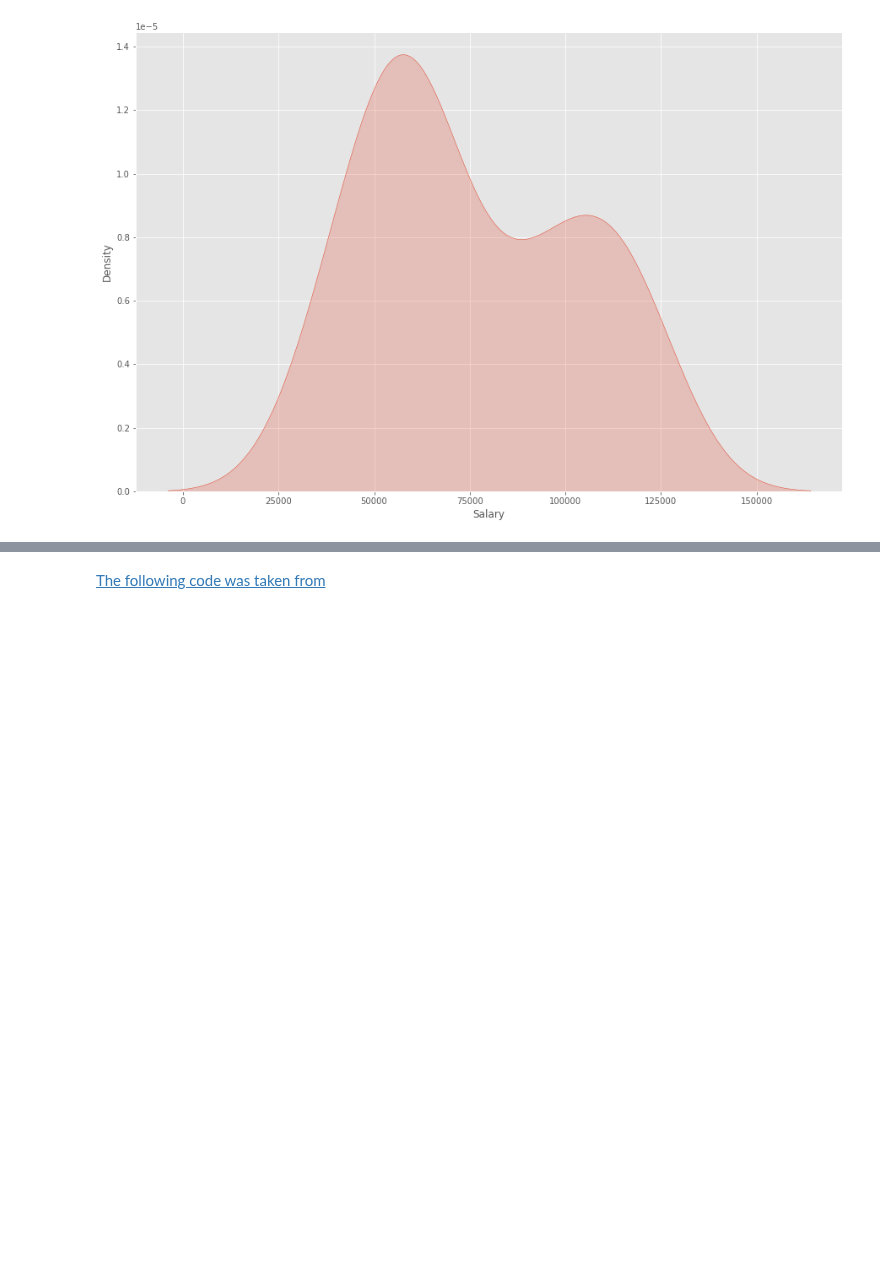
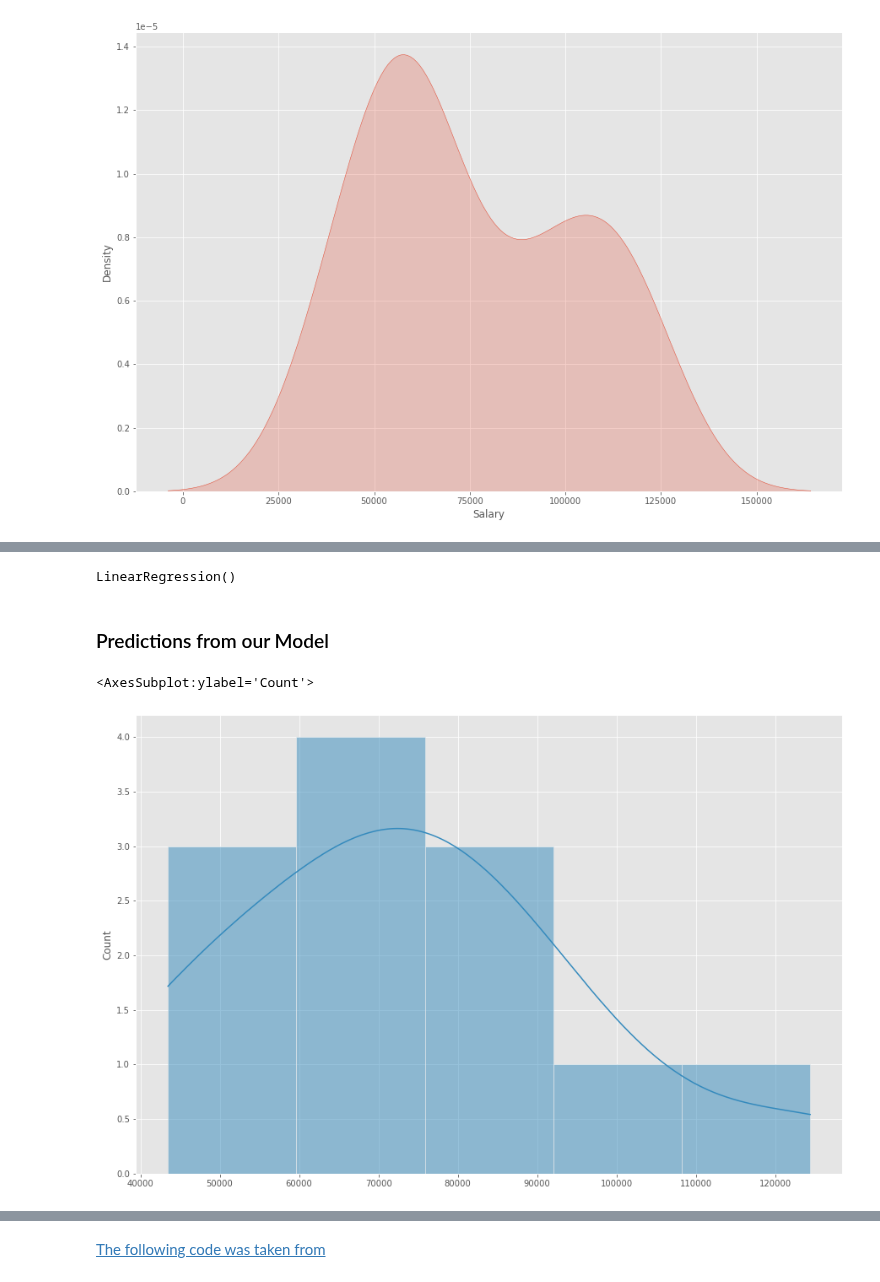
Before and after one commit to kmcd14/MLandStats-assessment, a Jupyter notebook: scikit-learn.ipynb, the cells around one changed output, grey strips where cells are left out. Drawn from its saved outputs; the diff is of its cells as text; code cells hidden in the pictures; blank space fills up the shorter version.

Commit message:
building and testing linear regression model

```diff
--- a/scikit-learn.ipynb
+++ b/scikit-learn.ipynb
@@ -744,0 +759,4 @@ sns.kdeplot(sal['Salary'], shade=True)
+# %%
+# Splitting the data into test and train 30/70
+#Random state so same rows are picked each time.
+x_train, x_test, y_train, y_test = train_test_split(x, y, test_size=0.4, random_state=40)
@@ -744,0 +768,18 @@ sns.kdeplot(sal['Salary'], shade=True)
+# %%
+# Setting Classifier
+lr = LinearRegression()
+# %%
+# Updating model to fit traiining data
+lr.fit(x_train, y_train)
+# %% [output]
+LinearRegression()
+# %% [markdown]
+### Predictions from our Model
+# %%
+# Predicting training
+predictions = lr.predict(x_test)
+# %%
+sns.histplot(predictions, kde=True)
+# %% [output]
+<AxesSubplot:ylabel='Count'>
+[figure, added]
```
Also changed, not shown: parts of 18 cells of this notebook.
